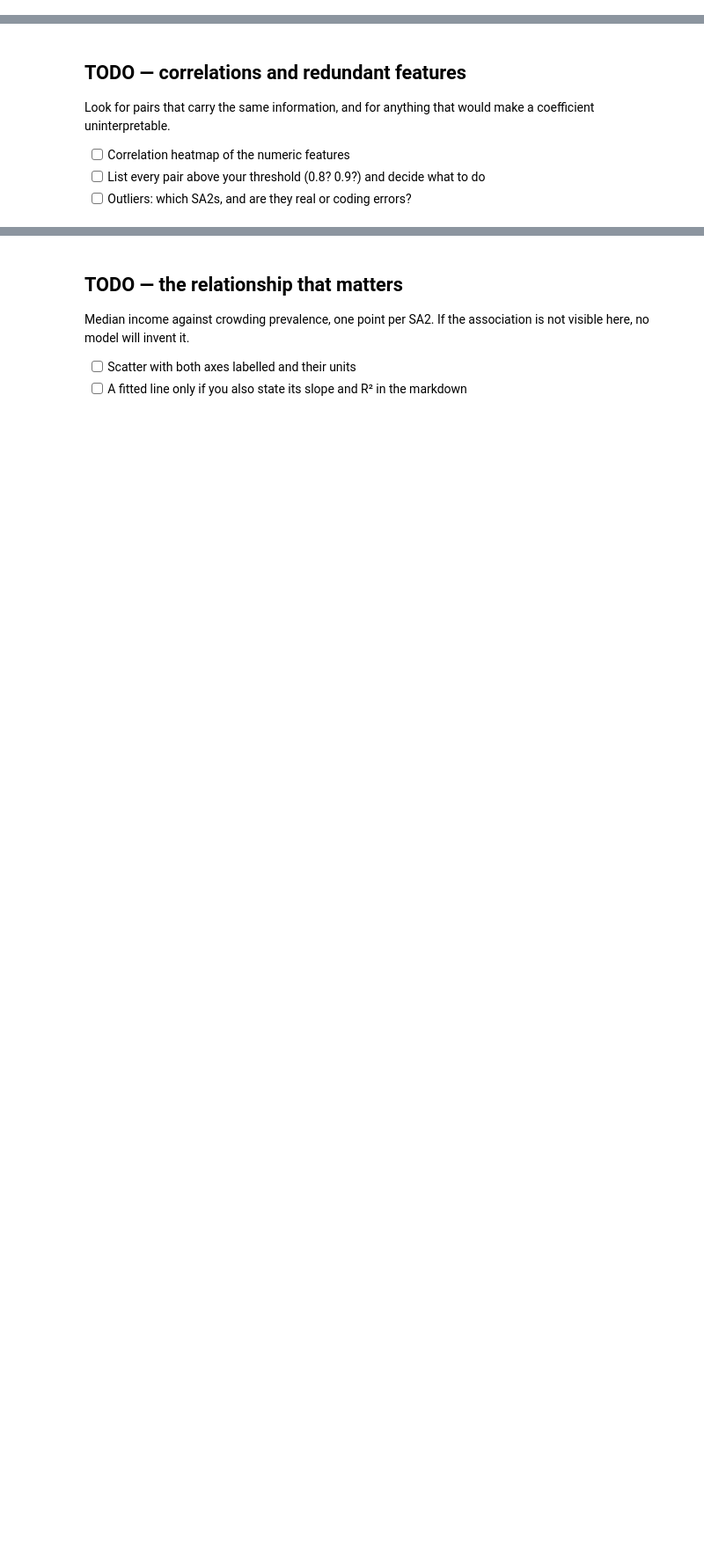
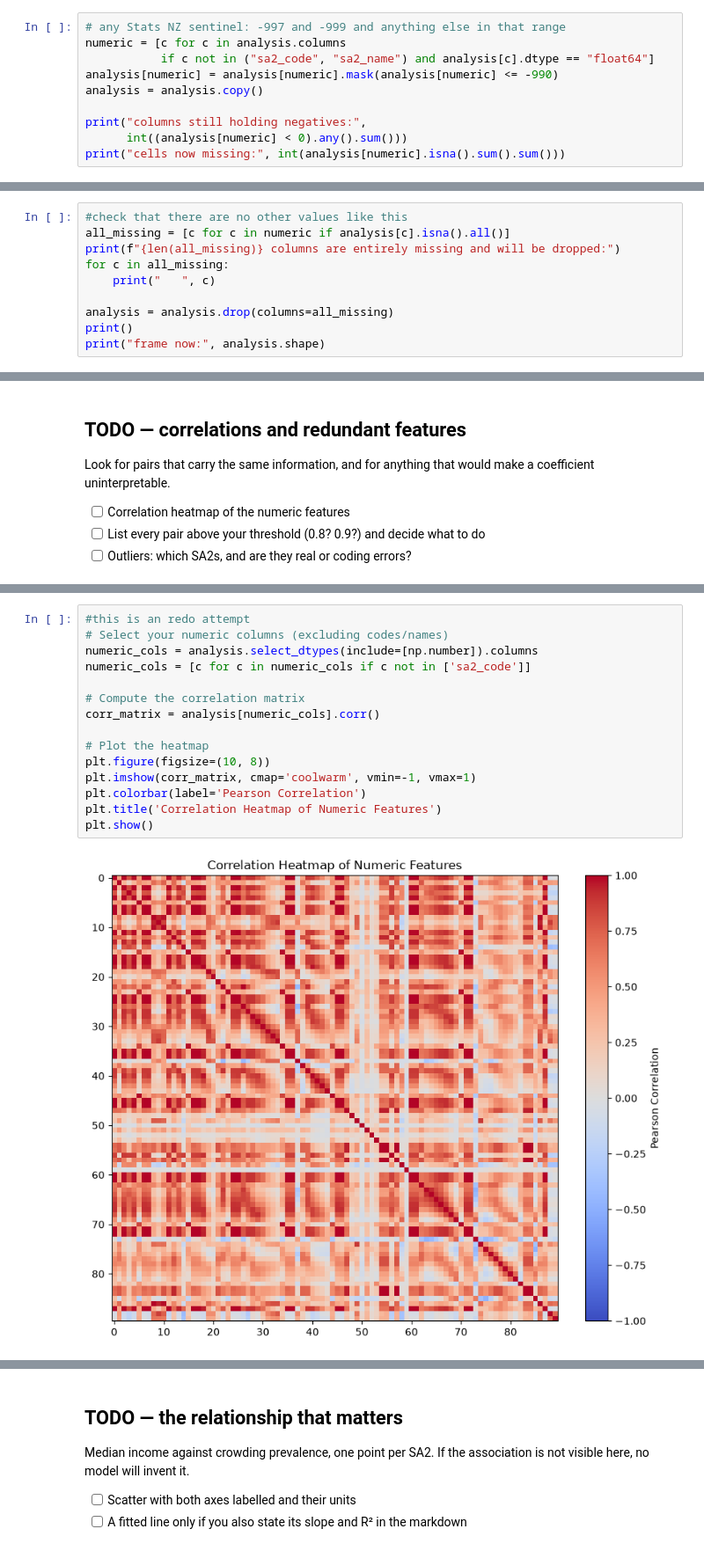
Before and after one commit to AnyaKD/dsai-mini-project-2, a Jupyter notebook: notebooks/02_eda.ipynb, the cells around one changed output, grey strips where cells are left out. Shown at 88% size. Cells and saved outputs as stored; diff of their text form; blank space fills up the shorter version.

```diff
--- a/notebooks/02_eda.ipynb
+++ b/notebooks/02_eda.ipynb
@@ -49,0 +316,10 @@ determines your metric, which determines everything downstream.
+# %%
+# any Stats NZ sentinel: -997 and -999 and anything else in that range
+numeric = [c for c in analysis.columns
+           if c not in ("sa2_code", "sa2_name") and analysis[c].dtype == "float64"]
+analysis[numeric] = analysis[numeric].mask(analysis[numeric] <= -990)
+analysis = analysis.copy()
+
+print("columns still holding negatives:",
+      int((analysis[numeric] < 0).any().sum()))
+print("cells now missing:", int(analysis[numeric].isna().sum().sum()))
@@ -49,0 +329,10 @@ determines your metric, which determines everything downstream.
+# %%
+#check that there are no other values like this
+all_missing = [c for c in numeric if analysis[c].isna().all()]
+print(f"{len(all_missing)} columns are entirely missing and will be dropped:")
+for c in all_missing:
+    print("   ", c)
+
+analysis = analysis.drop(columns=all_missing)
+print()
+print("frame now:", analysis.shape)
@@ -68,0 +396,17 @@ make a coefficient uninterpretable.
+# %%
+#this is an redo attempt
+# Select your numeric columns (excluding codes/names)
+numeric_cols = analysis.select_dtypes(include=[np.number]).columns
+numeric_cols = [c for c in numeric_cols if c not in ['sa2_code']]
+
+# Compute the correlation matrix
+corr_matrix = analysis[numeric_cols].corr()
+
+# Plot the heatmap
+plt.figure(figsize=(10, 8))
+plt.imshow(corr_matrix, cmap='coolwarm', vmin=-1, vmax=1)
+plt.colorbar(label='Pearson Correlation')
+plt.title('Correlation Heatmap of Numeric Features')
+plt.show()
+# %% [output]
+[figure, added]
```
Also changed, not shown: parts of 68 cells of this notebook, 3 other files.
